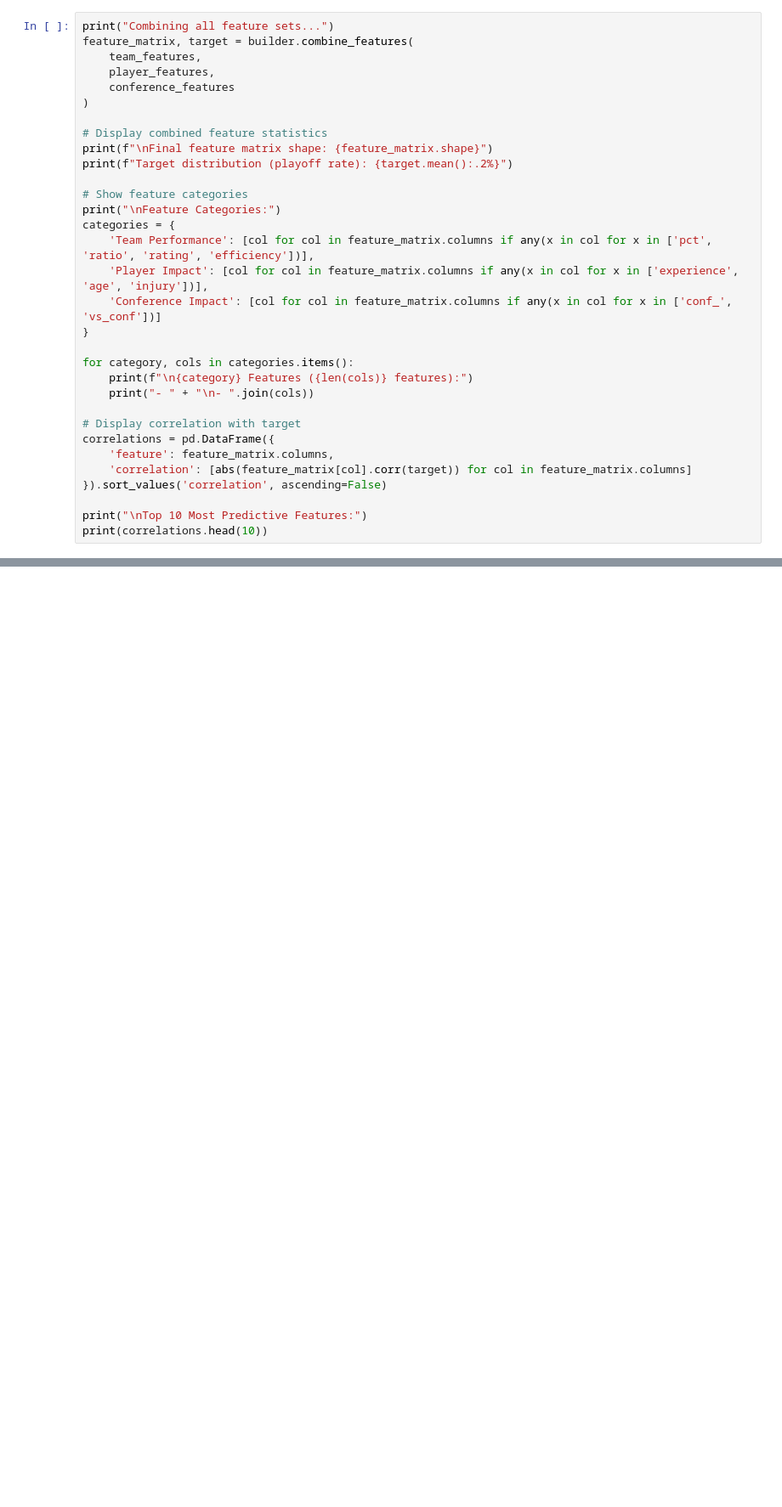
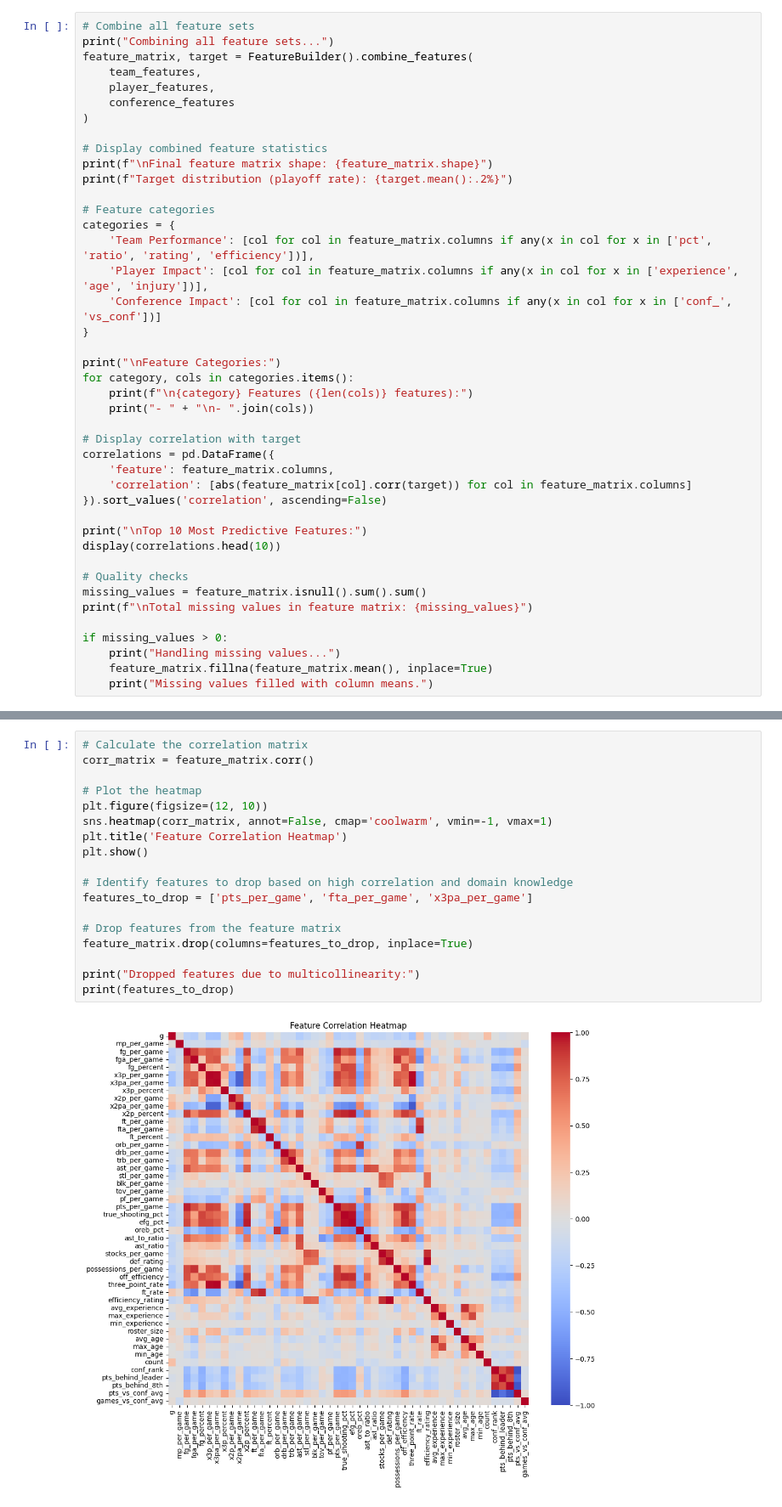
Before and after one commit to lukelittle/csca5622-final-project, a Jupyter notebook: notebooks/03_feature_engineering.ipynb, the cells around one changed output, grey strips where cells are left out. Shown at 85% size. Saved outputs shown, nothing was run; the diff lists cells and outputs as text; blank space fills up the shorter version.

```diff
--- a/notebooks/03_feature_engineering.ipynb
+++ b/notebooks/03_feature_engineering.ipynb
@@ -261,6 +341,7 @@ Finally, we combine all feature sets and prepare the data for modeling:
 # %%
+# Combine all feature sets
 print("Combining all feature sets...")
-feature_matrix, target = builder.combine_features(
+feature_matrix, target = FeatureBuilder().combine_features(
     team_features,
     player_features,
     conference_features
@@ -270,14 +351,14 @@ feature_matrix, target = builder.combine_features(
 print(f"\nFinal feature matrix shape: {feature_matrix.shape}")
 print(f"Target distribution (playoff rate): {target.mean():.2%}")
 
-# Show feature categories
-print("\nFeature Categories:")
+# Feature categories
 categories = {
     'Team Performance': [col for col in feature_matrix.columns if any(x in col for x in ['pct', 'ratio', 'rating', 'efficiency'])],
     'Player Impact': [col for col in feature_matrix.columns if any(x in col for x in ['experience', 'age', 'injury'])],
     'Conference Impact': [col for col in feature_matrix.columns if any(x in col for x in ['conf_', 'vs_conf'])]
 }
 
+print("\nFeature Categories:")
 for category, cols in categories.items():
     print(f"\n{category} Features ({len(cols)} features):")
     print("- " + "\n- ".join(cols))
@@ -289,7 +370,16 @@ correlations = pd.DataFrame({
 }).sort_values('correlation', ascending=False)
 
 print("\nTop 10 Most Predictive Features:")
-print(correlations.head(10))
+display(correlations.head(10))
+
+# Quality checks
+missing_values = feature_matrix.isnull().sum().sum()
+print(f"\nTotal missing values in feature matrix: {missing_values}")
+
+if missing_values > 0:
+    print("Handling missing values...")
+    feature_matrix.fillna(feature_matrix.mean(), inplace=True)
+    print("Missing values filled with column means.")
 # %% [output]
 Combining all feature sets...
 
@@ -320,0 +426,20 @@ Save the engineered features and metadata for use in modeling:
+# %%
+# Calculate the correlation matrix
+corr_matrix = feature_matrix.corr()
+
+# Plot the heatmap
+plt.figure(figsize=(12, 10))
+sns.heatmap(corr_matrix, annot=False, cmap='coolwarm', vmin=-1, vmax=1)
+plt.title('Feature Correlation Heatmap')
+plt.show()
+
+# Identify features to drop based on high correlation and domain knowledge
+features_to_drop = ['pts_per_game', 'fta_per_game', 'x3pa_per_game']
+
+# Drop features from the feature matrix
+feature_matrix.drop(columns=features_to_drop, inplace=True)
+
+print("Dropped features due to multicollinearity:")
+print(features_to_drop)
+# %% [output]
+[figure, added]
```
Also changed, not shown: parts of 21 cells of this notebook, 4 other files.
